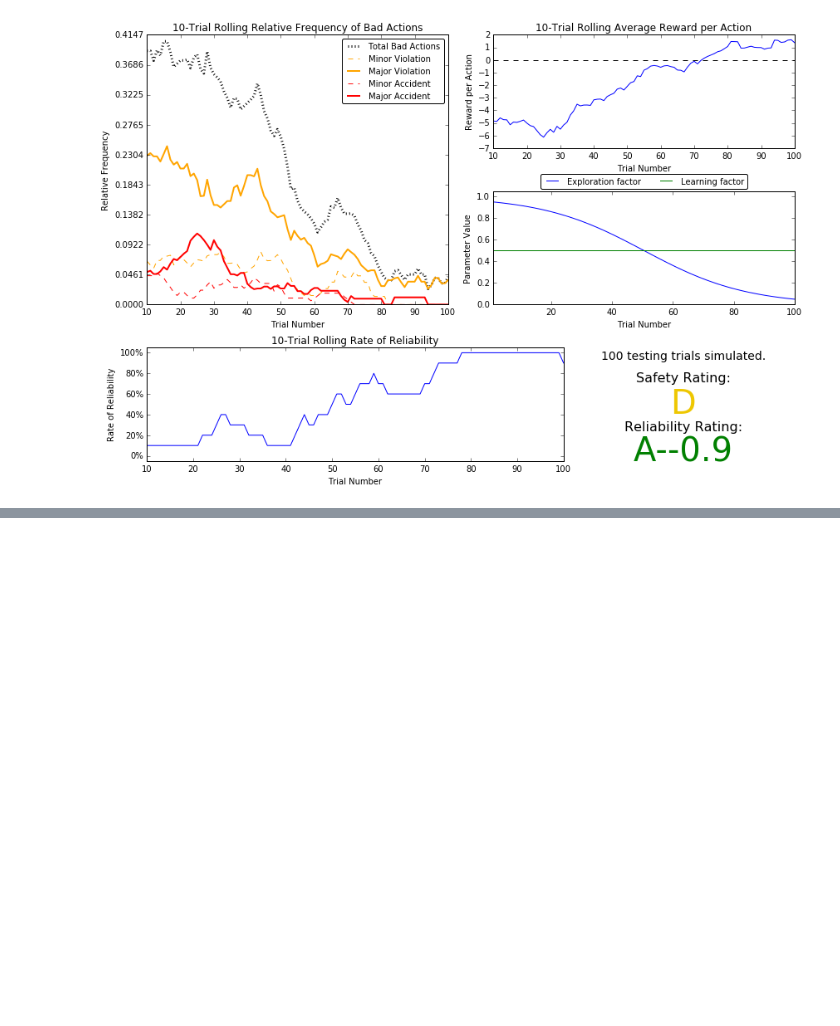
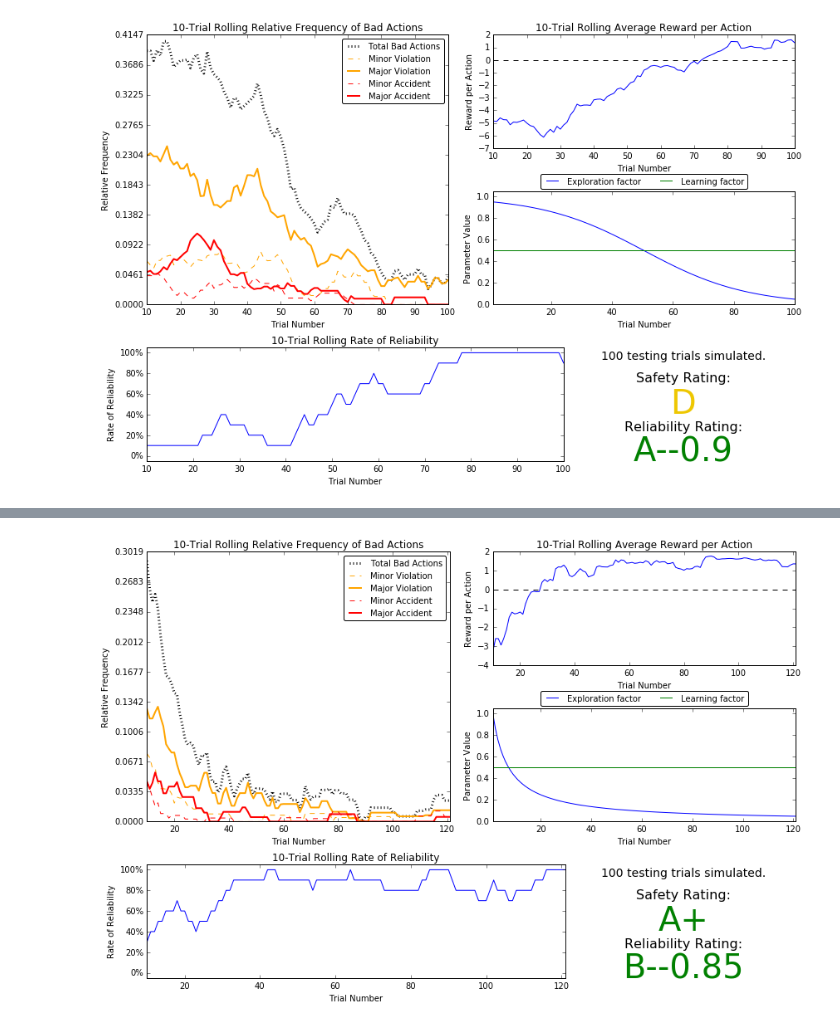
Before and after one commit to alextrickey/smartcab, a Jupyter notebook: round3_untransformed_features.ipynb, the cells around one changed output, grey strips where cells are left out. Saved outputs shown, nothing was run; the diff lists cells and outputs as text; code cells hidden in the pictures; blank space fills up the shorter version.

```diff
--- a/round3_untransformed_features.ipynb
+++ b/round3_untransformed_features.ipynb
@@ -89,0 +110,5 @@ vs.plot_trials('sim_improved-learning.csv')
+# %%
+#Logistic, alpha=0.5, seed 2
+vs.plot_trials('sim_improved-learning.csv')
+# %% [output]
+[figure, added]
```
Also changed, not shown: parts of 32 cells of this notebook, 2 other files.
